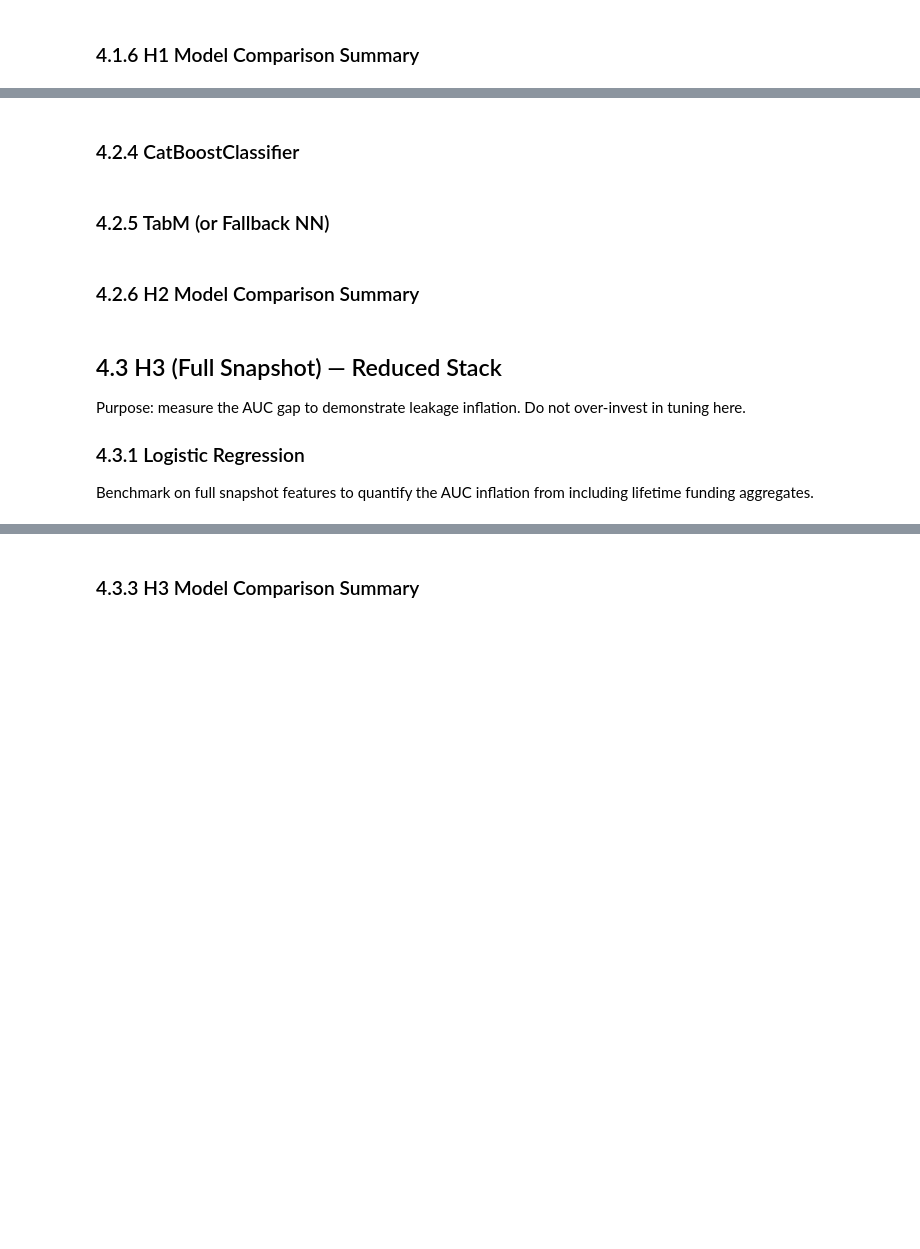
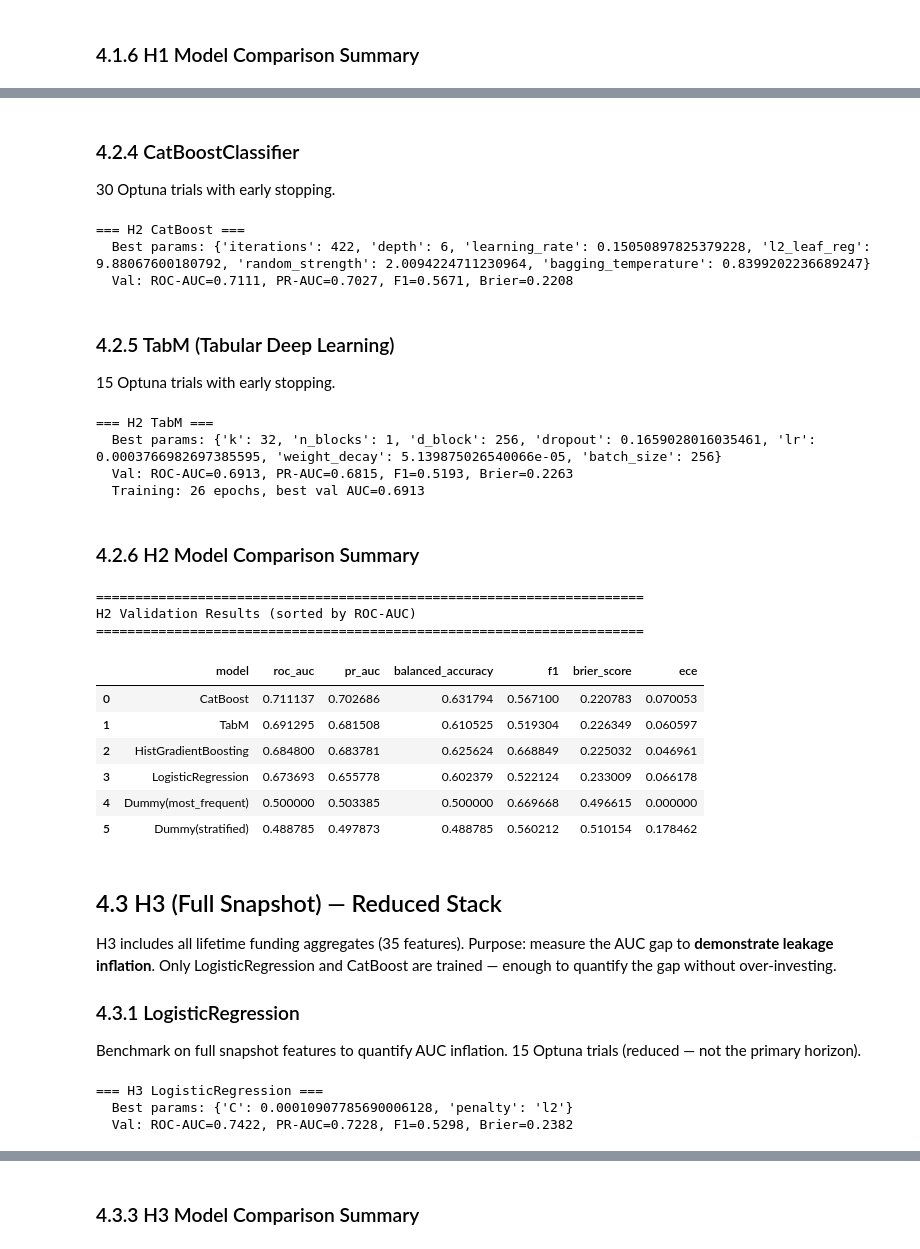
Before and after one commit to uleso26/Predictive-Analytics-Individual-Coursework-, a Jupyter notebook: notebooks/04_modelling.ipynb, the cells around one changed output, grey strips where cells are left out. Cells and saved outputs as stored; diff of their text form; code cells hidden in the pictures; blank space fills up the shorter version.

```diff
--- a/notebooks/04_modelling.ipynb
+++ b/notebooks/04_modelling.ipynb
@@ -39,16 +388,52 @@ Same baseline check on H2 feature set. Verifies that adding first-funding featur
 # %% [markdown]
 ### 4.2.4 CatBoostClassifier
+
+30 Optuna trials with early stopping.
+# %%
+model_cb_h2, study_cb_h2 = run_catboost('H2', n_trials=30)
+# %% [output]
+=== H2 CatBoost ===
+  Best params: {'iterations': 422, 'depth': 6, 'learning_rate': 0.15050897825379228, 'l2_leaf_reg': 9.88067600180792, 'random_strength': 2.0094224711230964, 'bagging_temperature': 0.8399202236689247}
+  Val: ROC-AUC=0.7111, PR-AUC=0.7027, F1=0.5671, Brier=0.2208
 # %% [markdown]
-### 4.2.5 TabM (or Fallback NN)
+### 4.2.5 TabM (Tabular Deep Learning)
+
+15 Optuna trials with early stopping.
+# %%
+wrapper_tabm_h2, study_tabm_h2 = run_tabm('H2', n_trials=15)
+# %% [output]
+=== H2 TabM ===
+  Best params: {'k': 32, 'n_blocks': 1, 'd_block': 256, 'dropout': 0.1659028016035461, 'lr': 0.0003766982697385595, 'weight_decay': 5.139875026540066e-05, 'batch_size': 256}
+  Val: ROC-AUC=0.6913, PR-AUC=0.6815, F1=0.5193, Brier=0.2263
+  Training: 26 epochs, best val AUC=0.6913
 # %% [markdown]
 ### 4.2.6 H2 Model Comparison Summary
+# %%
+df_h2 = horizon_summary('H2')
+# %% [output]
+======================================================================
+H2 Validation Results (sorted by ROC-AUC)
+======================================================================
+|  | model | roc_auc | pr_auc | balanced_accuracy | f1 | brier_score | ece |
+| 0 | CatBoost | 0.711137 | 0.702686 | 0.631794 | 0.567100 | 0.220783 | 0.070053 |
+| 1 | TabM | 0.691295 | 0.681508 | 0.610525 | 0.519304 | 0.226349 | 0.060597 |
+| 2 | HistGradientBoosting | 0.684800 | 0.683781 | 0.625624 | 0.668849 | 0.225032 | 0.046961 |
+| 3 | LogisticRegression | 0.673693 | 0.655778 | 0.602379 | 0.522124 | 0.233009 | 0.066178 |
+| 4 | Dummy(most_frequent) | 0.500000 | 0.503385 | 0.500000 | 0.669668 | 0.496615 | 0.000000 |
+| 5 | Dummy(stratified) | 0.488785 | 0.497873 | 0.488785 | 0.560212 | 0.510154 | 0.178462 |
 # %% [markdown]
 ## 4.3 H3 (Full Snapshot) — Reduced Stack
 
-Purpose: measure the AUC gap to demonstrate leakage inflation. Do not over-invest in tuning here.
+H3 includes all lifetime funding aggregates (35 features). Purpose: measure the AUC gap to **demonstrate leakage inflation**. Only LogisticRegression and CatBoost are trained — enough to quantify the gap without over-investing.
 
-### 4.3.1 Logistic Regression
+### 4.3.1 LogisticRegression
 
-Benchmark on full snapshot features to quantify the AUC inflation from including lifetime funding aggregates.
+Benchmark on full snapshot features to quantify AUC inflation. 15 Optuna trials (reduced — not the primary horizon).
+# %%
+pipe_lr_h3, study_lr_h3 = run_lr('H3', n_trials=15)
+# %% [output]
+=== H3 LogisticRegression ===
+  Best params: {'C': 0.00010907785690006128, 'penalty': 'l2'}
+  Val: ROC-AUC=0.7422, PR-AUC=0.7228, F1=0.5298, Brier=0.2382
 # %% [markdown]
 ### 4.3.2 CatBoostClassifier
```
Also changed, not shown: parts of 41 cells of this notebook, 30 other files.
